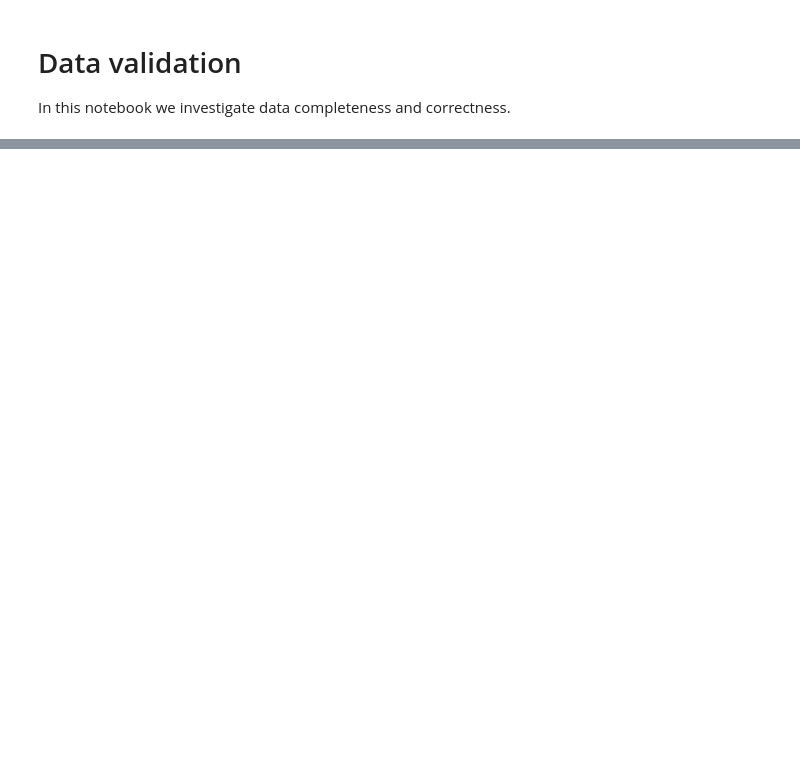
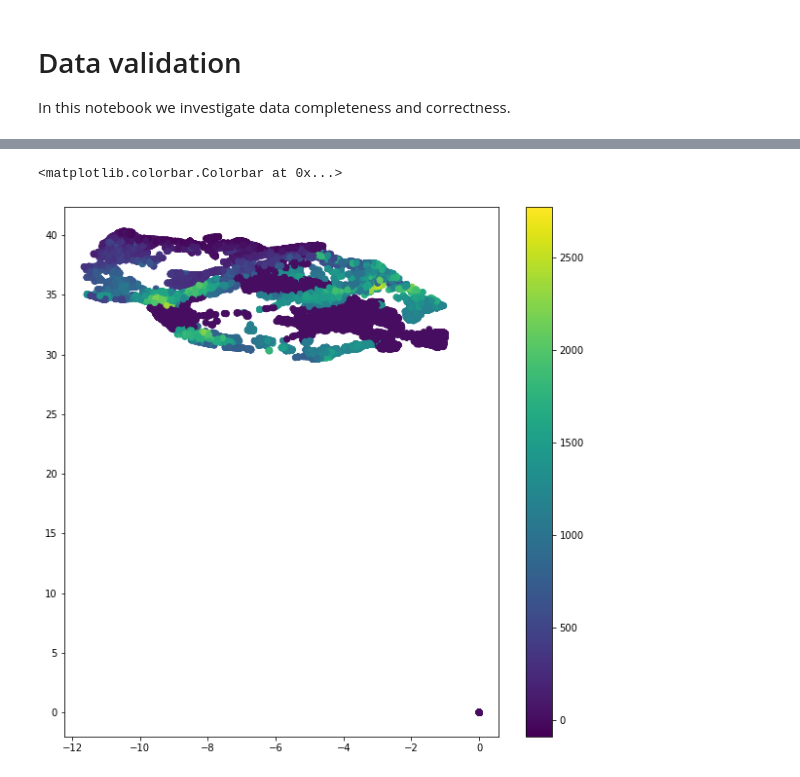
Before and after one commit to sethchart/Pump-it-Up-Data-Mining-the-Water-Table, a Jupyter notebook: code/DataValidation.ipynb, the cells around one changed output, grey strips where cells are left out. Cells and saved outputs as stored; diff of their text form; code cells hidden in the pictures; blank space fills up the shorter version.

Commit message:
Finished data validation

```diff
--- a/code/DataValidation.ipynb
+++ b/code/DataValidation.ipynb
@@ -145,0 +149,4 @@ plt.barh(y=num_unique['name'], width=num_unique['count'])
+# %%
+quantGeo = df[['longitude', 'latitude', 'gps_height', 'status_group']]
+index_sample = list(np.random.choice(quantGeo.index, 500, replace=False))
+sample = quantGeo.loc[index_sample]
@@ -145,0 +179,7 @@ plt.barh(y=num_unique['name'], width=num_unique['count'])
+# %%
+plt.figure(figsize=(10,10))
+plt.scatter(x='latitude', y='longitude', c='gps_height', data=quantGeo)
+plt.colorbar()
+# %% [output]
+<matplotlib.colorbar.Colorbar at 0x...>
+[figure, added]
```
Also changed, not shown: parts of 49 cells of this notebook.
